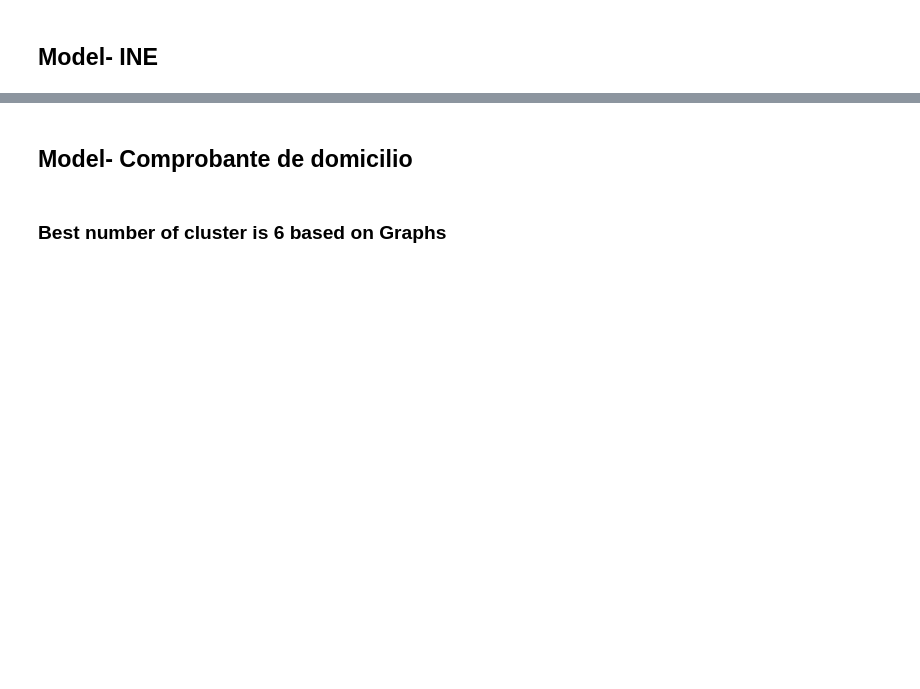
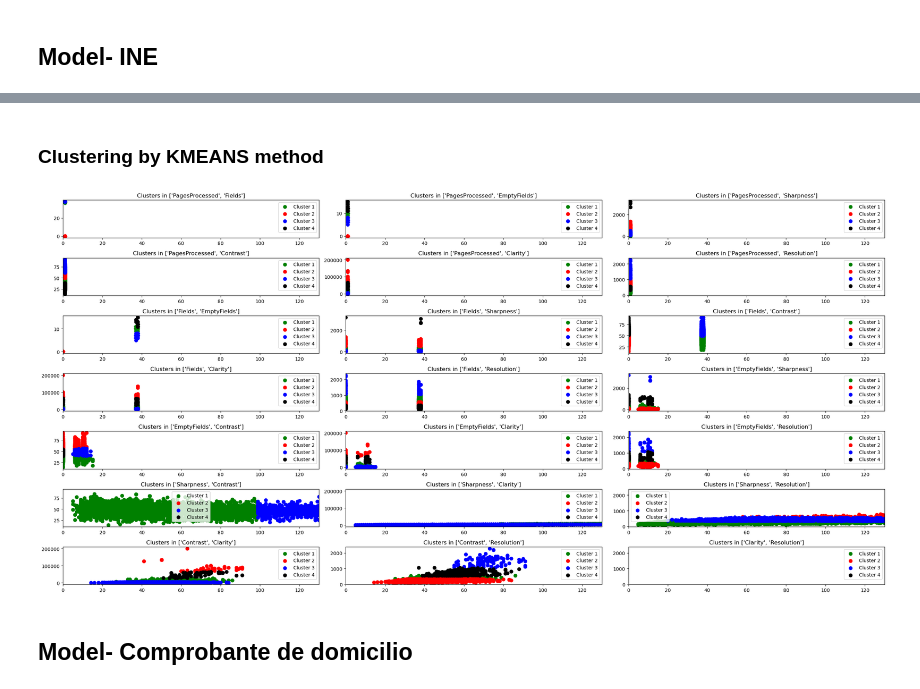
Before and after one commit to Jesus2342/IntProject_Team8, a Jupyter notebook: IntProject_Team8/notebooks/Alt_Models_Act4.ipynb, the cells around one changed output, grey strips where cells are left out. Cells and saved outputs as stored; diff of their text form; code cells hidden in the pictures; blank space fills up the shorter version.

```diff
--- a/IntProject_Team8/notebooks/Alt_Models_Act4.ipynb
+++ b/IntProject_Team8/notebooks/Alt_Models_Act4.ipynb
@@ -206,3 +192,0 @@ clusters the INE data using the Contrast (X-axis) and Resolution (Y-axis) featur
-# %%
-df_ine = pd.get_dummies(df_ine, columns=["DocType"], drop_first=False)
-df_ine.info()
@@ -234,2 +216,16 @@ Results shows two distinct groups based on Contrast and Resolution. The clusters
+# %% [markdown]
+### Clustering by KMEANS method
+# %%
+#Define number of clusters
+num_clusters = 4
+kmeans = KMeans(n_clusters=num_clusters, init="k-means++", random_state=0)
+
+#Get the Y by training the data for each list of pairs
+y_ine = [kmeans.fit_predict(data) for data in X_ine]
+
+#Plot results
+kmean_func.multi_plot_clusters(num_clusters, X_ine,y_ine, X_var)
+# %% [output]
+[figure, added]
 # %% [markdown]
 ## Model- Comprobante de domicilio
@@ -242,2 +231,0 @@ addy_wss = kmean_func.wss_list(X_addy)
-# %% [markdown]
-### Best number of cluster is 6 based on Graphs
```
Also changed, not shown: parts of 54 cells of this notebook.
